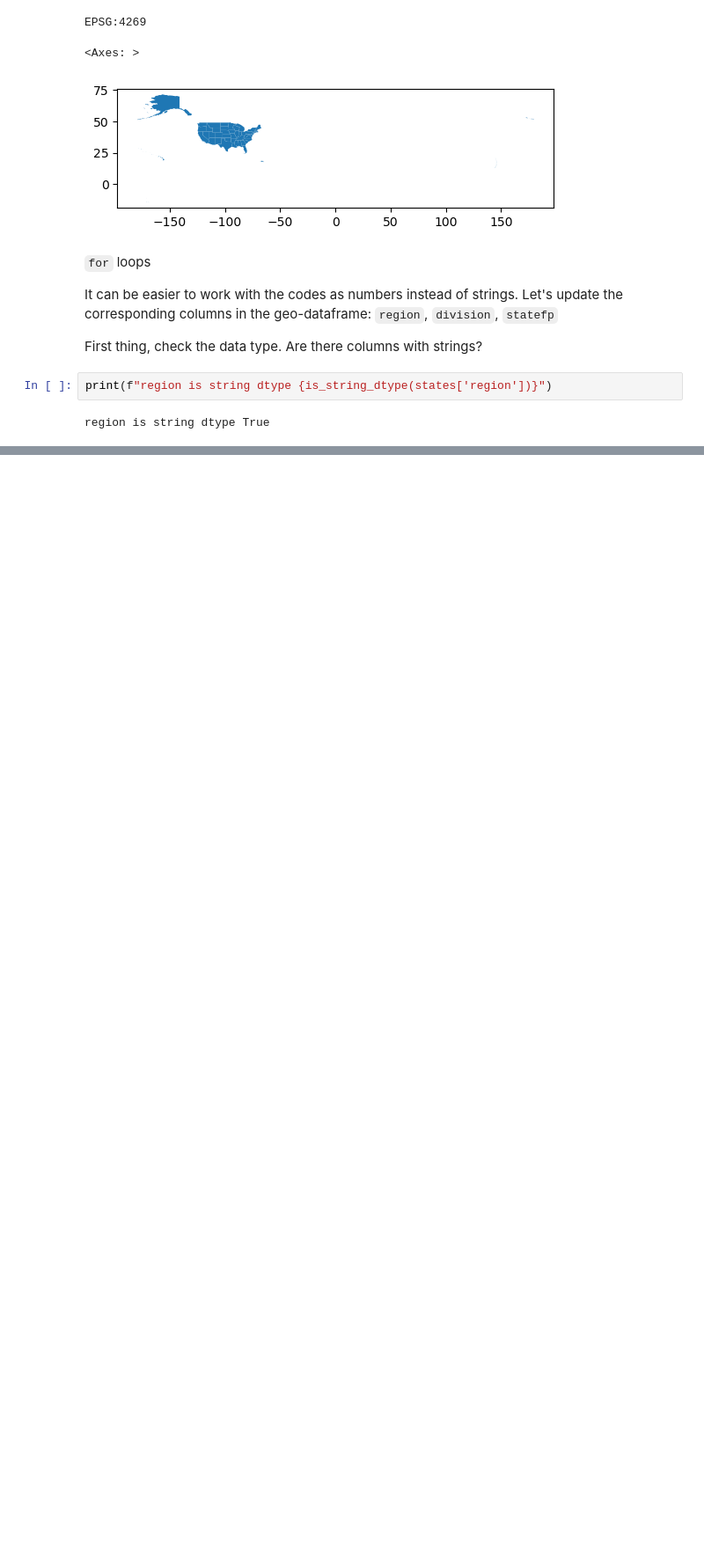
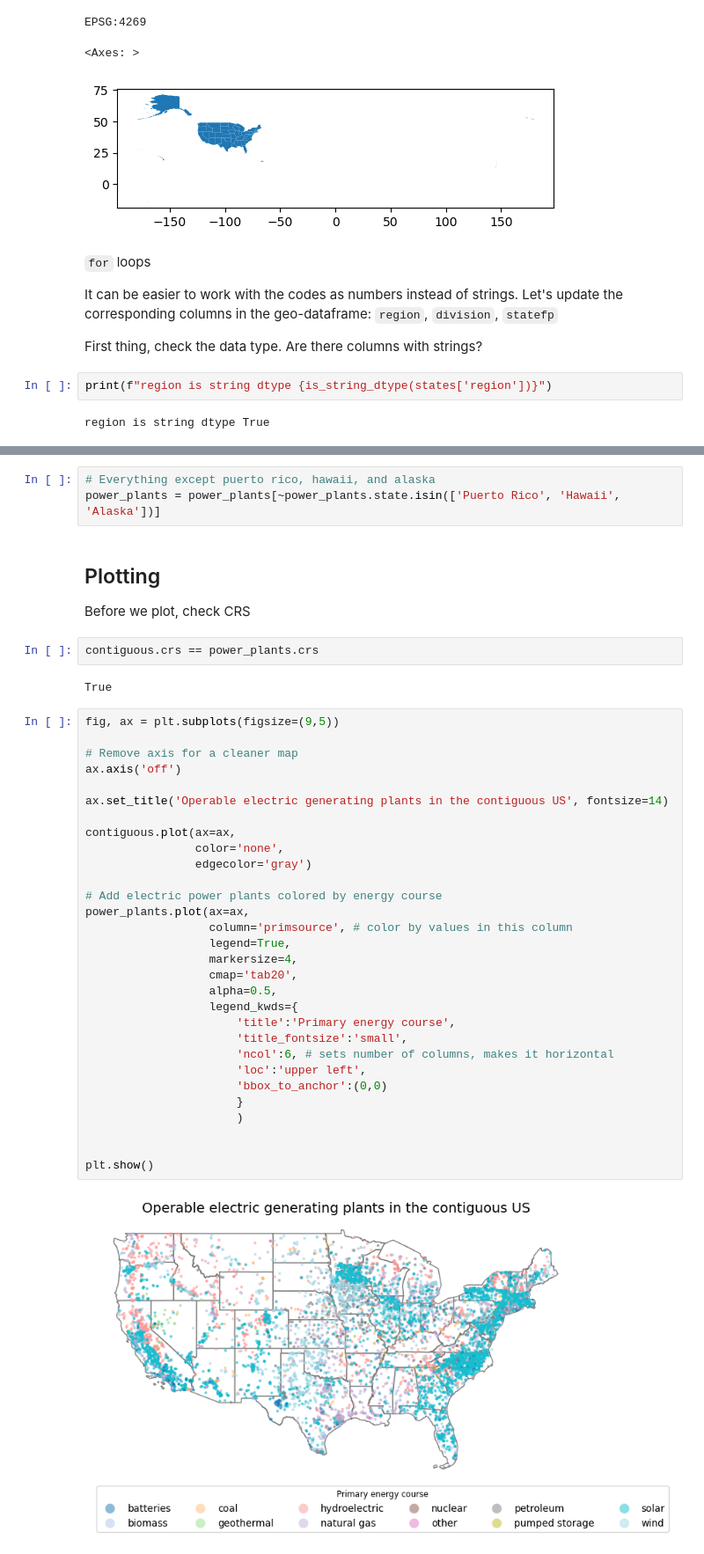
Before and after one commit to haylee360/eds220-2024-in-class, a Jupyter notebook: week5-csv-to-geodif.ipynb, the cells around one changed output, grey strips where cells are left out. Shown: that part at 88% size. Cells and saved outputs as stored; diff of their text form; blank space fills up the shorter version.

```diff
--- a/week5-csv-to-geodif.ipynb
+++ b/week5-csv-to-geodif.ipynb
@@ -162,0 +242,43 @@ region is string dtype True
+# %%
+# Everything except puerto rico, hawaii, and alaska
+power_plants = power_plants[~power_plants.state.isin(['Puerto Rico', 'Hawaii', 'Alaska'])]
+# %% [markdown]
+## Plotting
+
+Before we plot, check CRS
+# %%
+contiguous.crs == power_plants.crs
+# %% [output]
+True
+# %%
+fig, ax = plt.subplots(figsize=(9,5))
+
+# Remove axis for a cleaner map
+ax.axis('off')
+
+ax.set_title('Operable electric generating plants in the contiguous US', fontsize=14)
+
+contiguous.plot(ax=ax,
+                color='none',
+                edgecolor='gray')
+
+# Add electric power plants colored by energy course
+power_plants.plot(ax=ax,
+                  column='primsource', # color by values in this column
+                  legend=True,
+                  markersize=4,
+                  cmap='tab20',
+                  alpha=0.5,
+                  legend_kwds={
+                      'title':'Primary energy course',
+                      'title_fontsize':'small',
+                      'ncol':6, # sets number of columns, makes it horizontal
+                      'loc':'upper left',
+                      'bbox_to_anchor':(0,0)
+                      }
+                      )
+
+
+plt.show()
+# %% [output]
+[figure, added]
```
Also changed, not shown: parts of 18 cells of this notebook.
